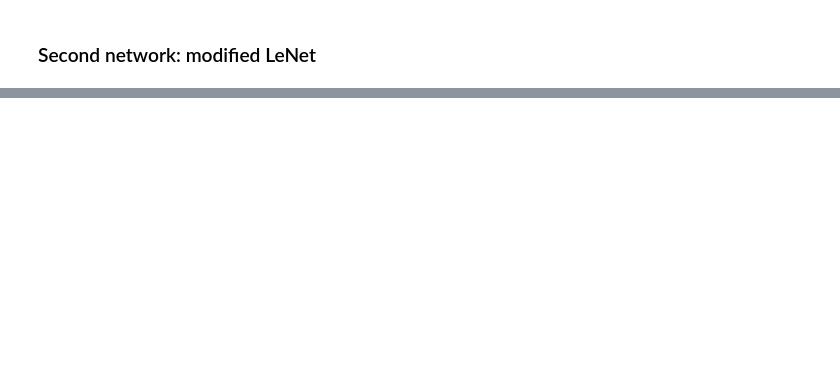
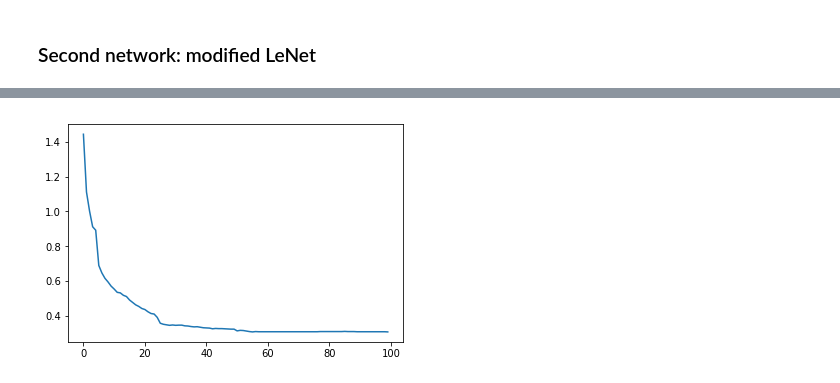
Before and after one commit to Didi-26/DeepLearningProjects, a Jupyter notebook: Proj1/Didier/01. First architecture-predict labels then compare them .ipynb, the cells around one changed output, grey strips where cells are left out. Saved outputs shown, nothing was run; the diff lists cells and outputs as text; code cells hidden in the pictures; blank space fills up the shorter version.

```diff
--- a/Proj1/Didier/01. First architecture-predict labels then compare them .ipynb
+++ b/Proj1/Didier/01. First architecture-predict labels then compare them .ipynb
@@ -216,0 +396,16 @@ e_te_t += e_te_t2
+# %%
+N = 5000
+train_input, train_target_final, train_classes, test_input, test_target_final,test_classes = prologue.generate_pair_sets(N)
+train_input, train_target_final, test_input, test_target_final = train_input.float(), train_target_final.float(), test_input.float(), test_target_final.float()
+
+mu = train_input.mean(dim=0)
+std = train_input.std(dim=0)
+
+train_input.sub_(mu).div_(std+1)
+test_input.sub_(mu).div_(std+1);
+# %%
+model, criterion,  = Comparaison2(), nn.MSELoss()
+eta, mini_batch_size = 1e-2, 10
+optimizer = torch.optim.Adam(model.parameters(), lr=eta)
+n_epochs = 100
+e_tr_t, e_te_t = train_model(model, train_input, train_target_final, test_input, test_target_final, mini_batch_size, n_epochs,[5,25],0.1)
@@ -216,0 +430,5 @@ e_te_t += e_te_t2
+# %%
+plt.plot(e_tr_t)
+plt.show()
+# %% [output]
+[figure, added]
```
Also changed, not shown: parts of 29 cells of this notebook.
